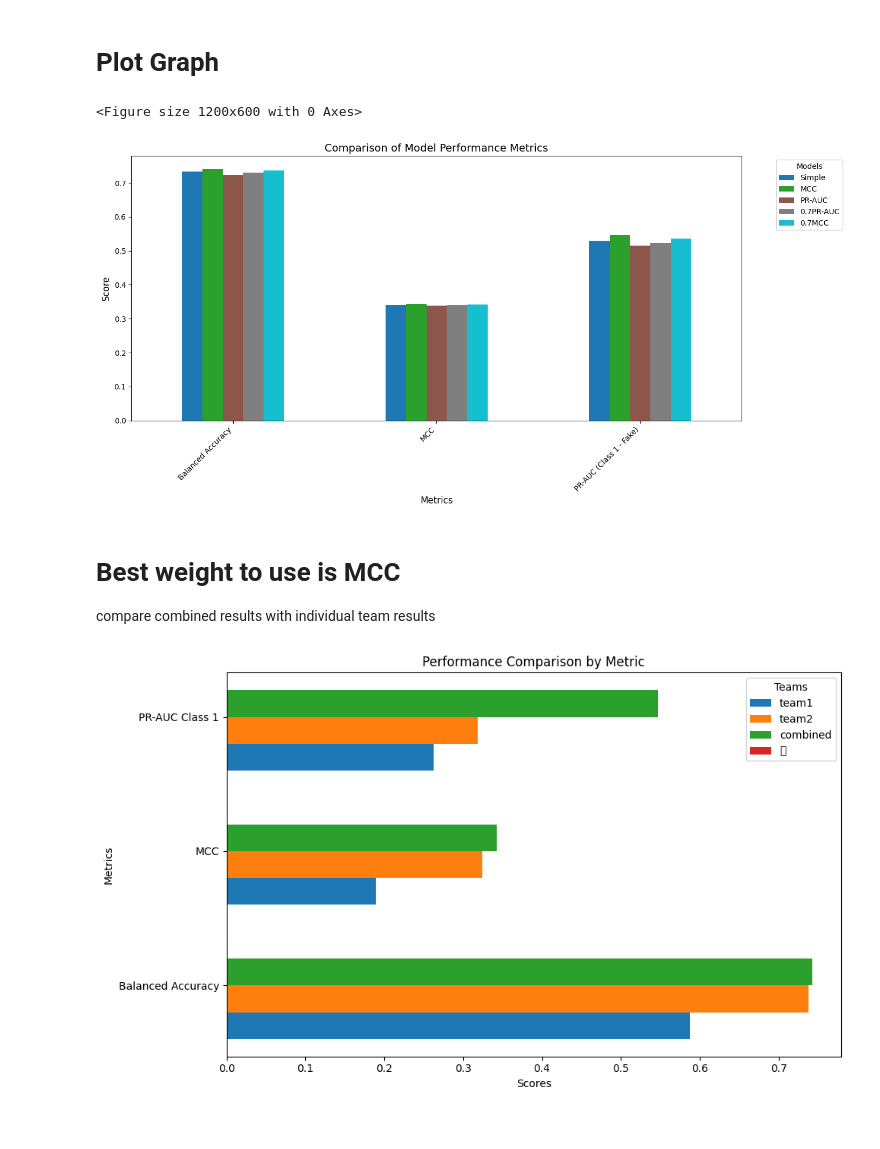
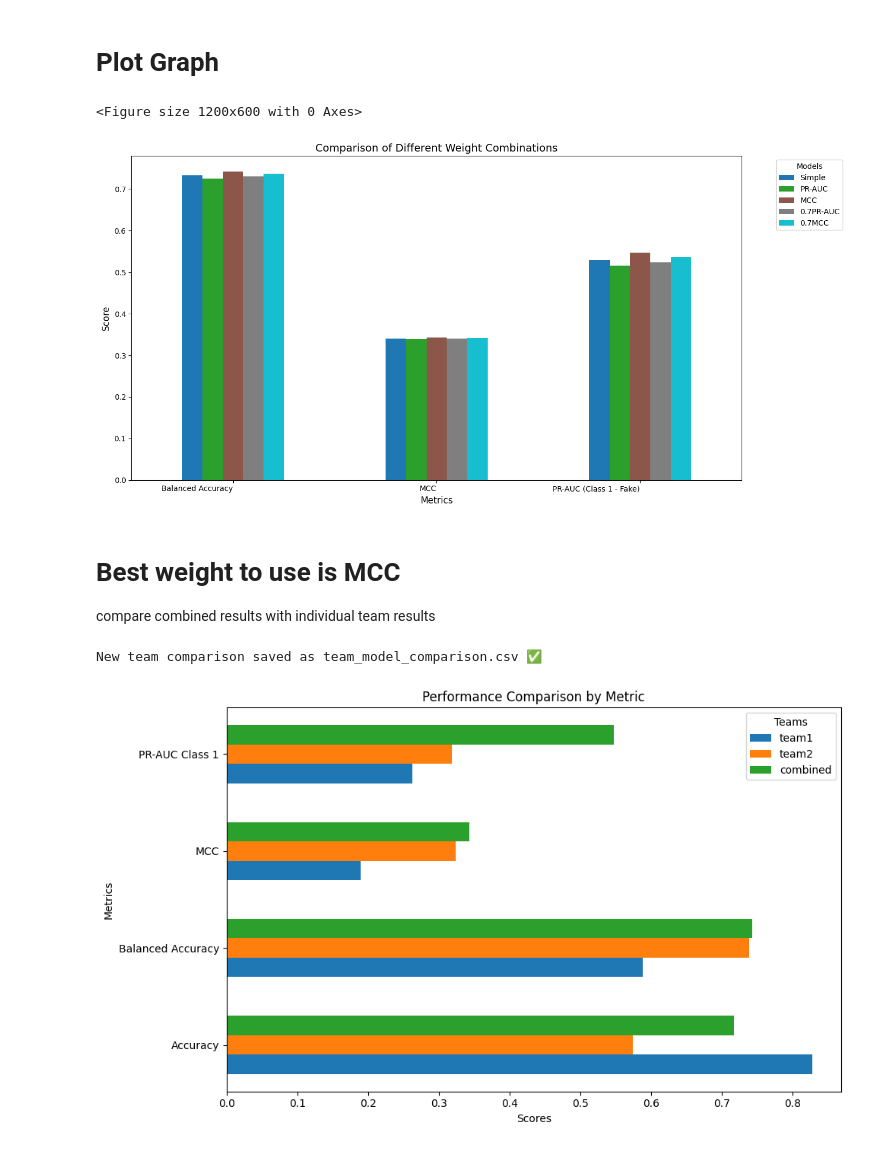
Before and after one commit to ngjocelyn/INF2008_YelpZip, a Jupyter notebook: combined models/combining_models.ipynb, the cells around one changed output. Cells and saved outputs as stored; diff of their text form; code cells hidden in the pictures.

```diff
--- a/combined models/combining_models.ipynb
+++ b/combined models/combining_models.ipynb
@@ -529,10 +406,10 @@ plt.figure(figsize=(12, 6))
 df_transposed.plot(kind="bar", figsize=(14, 7), colormap="tab10")
 
 # Customize the plot
-plt.title("Comparison of Model Performance Metrics", fontsize=14)
+plt.title("Comparison of Different Weight Combinations", fontsize=14)
 plt.xlabel("Metrics", fontsize=12)
 plt.ylabel("Score", fontsize=12)
-plt.xticks(rotation=45, ha="right")
+plt.xticks(rotation=0, ha="right")
 plt.legend(title="Models", bbox_to_anchor=(1.05, 1), loc="upper left")
 
 # Show the plot
@@ -540,20 +417,54 @@ plt.tight_layout()
 plt.show()
 # %% [output]
 <Figure size 1200x600 with 0 Axes>
-[figure, old version]
+[figure, new version]
 # %% [markdown]
 # Best weight to use is MCC
 compare combined results with individual team results
+# %%
+import pandas as pd
+
+# Load weight comparison CSV
+weight_df = pd.read_csv("weight_comparison.csv")
+
+# Find the row where 'Model' is 'MCC'
+mcc_row = weight_df[weight_df["Model"] == "MCC"]
+
+# Select the columns that match indiv_team_accuracy.csv structure
+selected_columns = ["Accuracy", "Balanced Accuracy", "MCC", "PR-AUC (Class 1 - Fake)"]
+
+# Extract values
+new_row_values = mcc_row[selected_columns].values[0]  # Convert to array
+
+# Load indiv_team_accuracy.csv
+team_acc_df = pd.read_csv("indiv_team_accuracy.csv", names=["team", "Accuracy", "Balanced Accuracy", "MCC", "PR_AUC_1"])
+
+# Create new row for the 'combined' team
+new_row = pd.DataFrame([["combined"] + list(new_row_values)], columns=team_acc_df.columns)
+
+# Append the new row to the existing data
+team_model_comparison_df = pd.concat([team_acc_df, new_row], ignore_index=True)
+
+# Save as a new CSV file
+team_model_comparison_df.to_csv("team_model_comparison.csv", index=False, header=False)
+
+print("New team comparison saved as team_model_comparison.csv ✅")
+# %% [output]
+New team comparison saved as team_model_comparison.csv ✅
 # %%
 import pandas as pd
 import matplotlib.pyplot as plt
 import numpy as np
 
 # Load the CSV file into a DataFrame
-df = pd.read_csv('team_model_comparison.csv')
+df = pd.read_csv('team_model_comparison.csv'
+                  ,header=None
+                  ,names=["team", "Accuracy", "Balanced Accuracy", "MCC", "PR-AUC Class 1"]
+                )
+
 
 # Define the metrics and teams
-metrics = ['Balanced Accuracy', 'MCC', 'PR-AUC Class 1']
+metrics = ['Accuracy','Balanced Accuracy', 'MCC', 'PR-AUC Class 1']
 # Drop rows with NaN values in the 'team' column
 df = df.dropna(subset=['team'])
 teams = df['team'].astype(str)  # Convert team names to strings
@@ -562,31 +473,31 @@ teams = df['team'].astype(str)  # Convert team names to strings
 bar_width = 0.2
 index = np.arange(len(metrics))
 
 # Create a figure and axes
 plt.figure(figsize=(10, 6))
 
 # Plot the bars for each team (horizontal bars)
 for i, team in enumerate(teams):
     plt.barh(index + i * bar_width, df.loc[df['team'] == team, metrics].values.flatten(), bar_width, label=team)
 
 # Add labels and title
 plt.xlabel('Scores')
 plt.ylabel('Metrics')
 plt.title('Performance Comparison by Metric')
 
 # Set y-ticks to show the metrics
 plt.yticks(index + bar_width * (len(teams) - 1) / 2, metrics)
 
 # Show the legend, customizing handles to remove red
 handles, labels = plt.gca().get_legend_handles_labels()
 # Assuming 'team1' is the red legend entry
 # Remove the handle and label corresponding to 'team1'
 handles = [h for h, l in zip(handles, labels) if l != '[]']
 labels = [l for l in labels if l != '[]']
 plt.legend(handles, labels, title='Teams')
 
 # Display the graph
 plt.tight_layout()
 plt.show()
 # %% [output]
-[figure, old version]
+[figure, new version]
```
Also changed, not shown: parts of 11 cells of this notebook, 2 other files.
